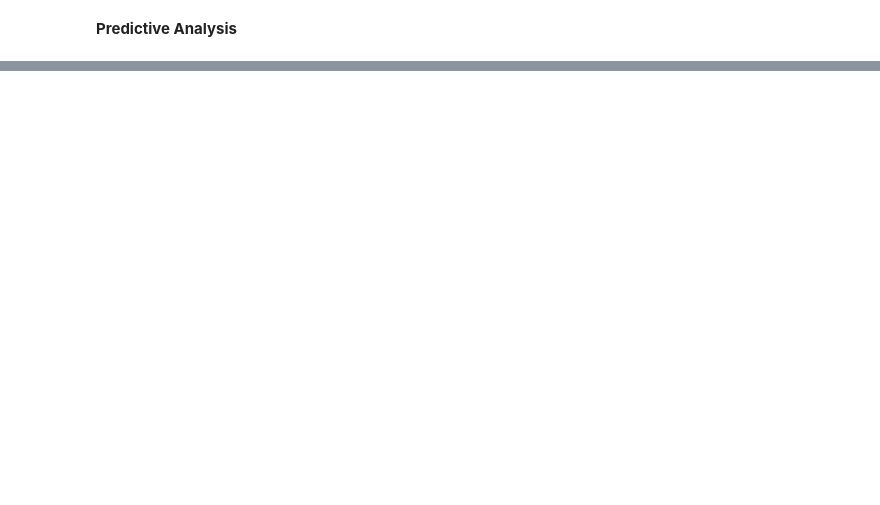
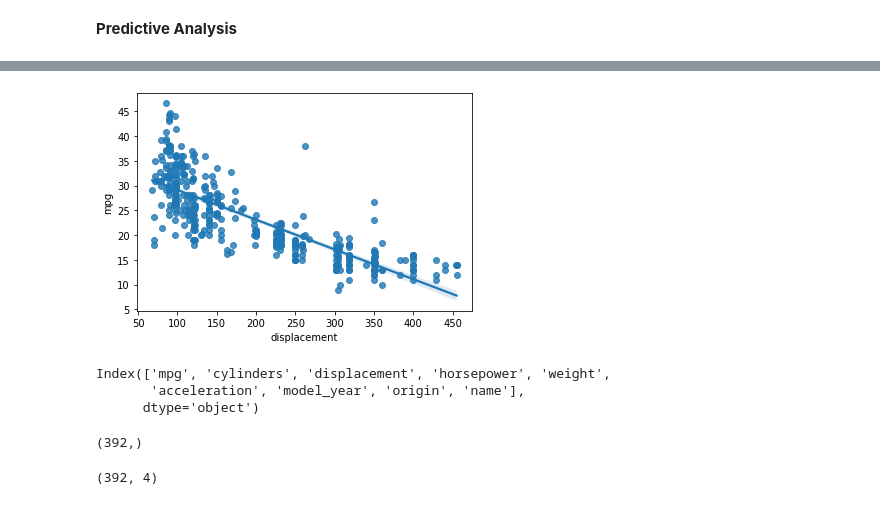
Before and after one commit to Dharmesh0073/Machine-Learning-Projects, a Jupyter notebook: Untitled0.ipynb, the cells around one changed output, grey strips where cells are left out. Cells and saved outputs as stored; diff of their text form; code cells hidden in the pictures; blank space fills up the shorter version.

```diff
--- a/Untitled0.ipynb
+++ b/Untitled0.ipynb
@@ -6,0 +13,2 @@ import pandas as pd
+# %%
+df = pd.read_csv('https://github.com/YBI-Foundation/Dataset/raw/main/MPG.csv')
@@ -6,0 +79,2 @@ import pandas as pd
+# %%
+df = df.dropna()
@@ -6,0 +105,10 @@ import pandas as pd
+# %%
+sns.regplot(x = 'displacement', y='mpg', data = df);
+# %% [output]
+[figure, added]
+# %%
+df.columns
+# %% [output]
+Index(['mpg', 'cylinders', 'displacement', 'horsepower', 'weight',
+       'acceleration', 'model_year', 'origin', 'name'],
+      dtype='object')
@@ -6,0 +117,4 @@ import pandas as pd
+# %%
+y.shape
+# %% [output]
+(392,)
@@ -6,0 +123,4 @@ import pandas as pd
+# %%
+X.shape
+# %% [output]
+(392, 4)
```
Also changed, not shown: parts of 37 cells of this notebook.
